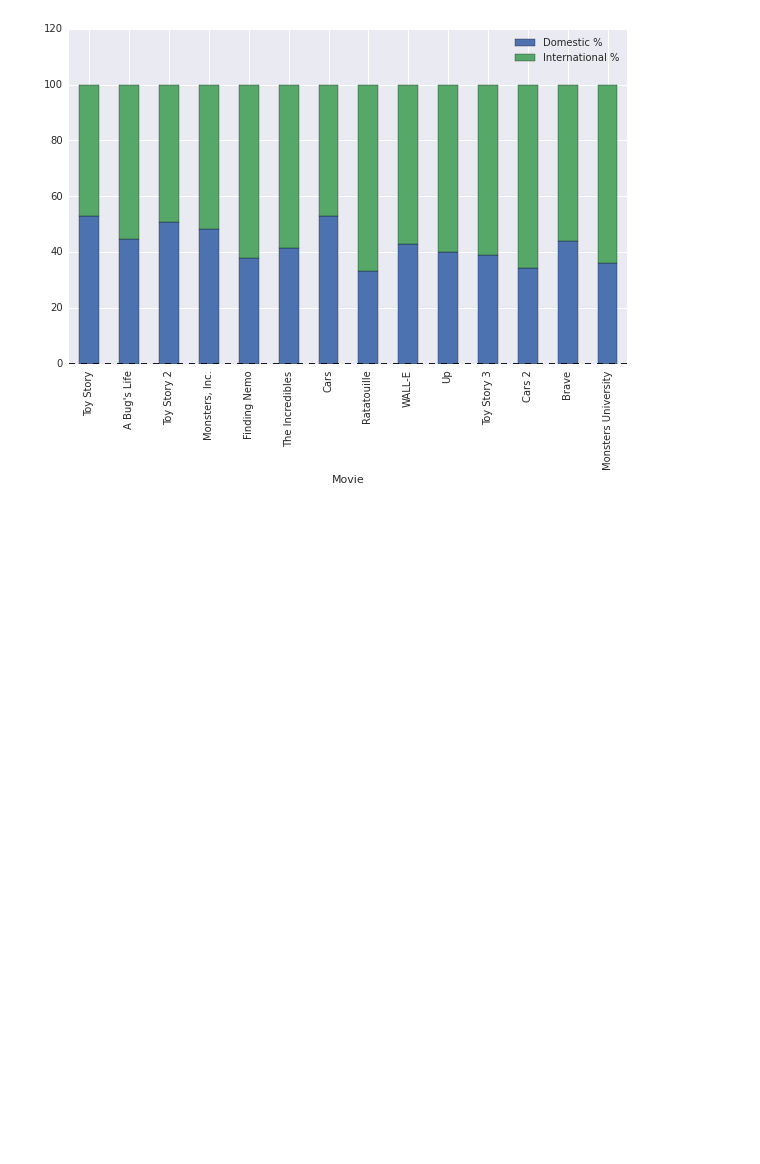
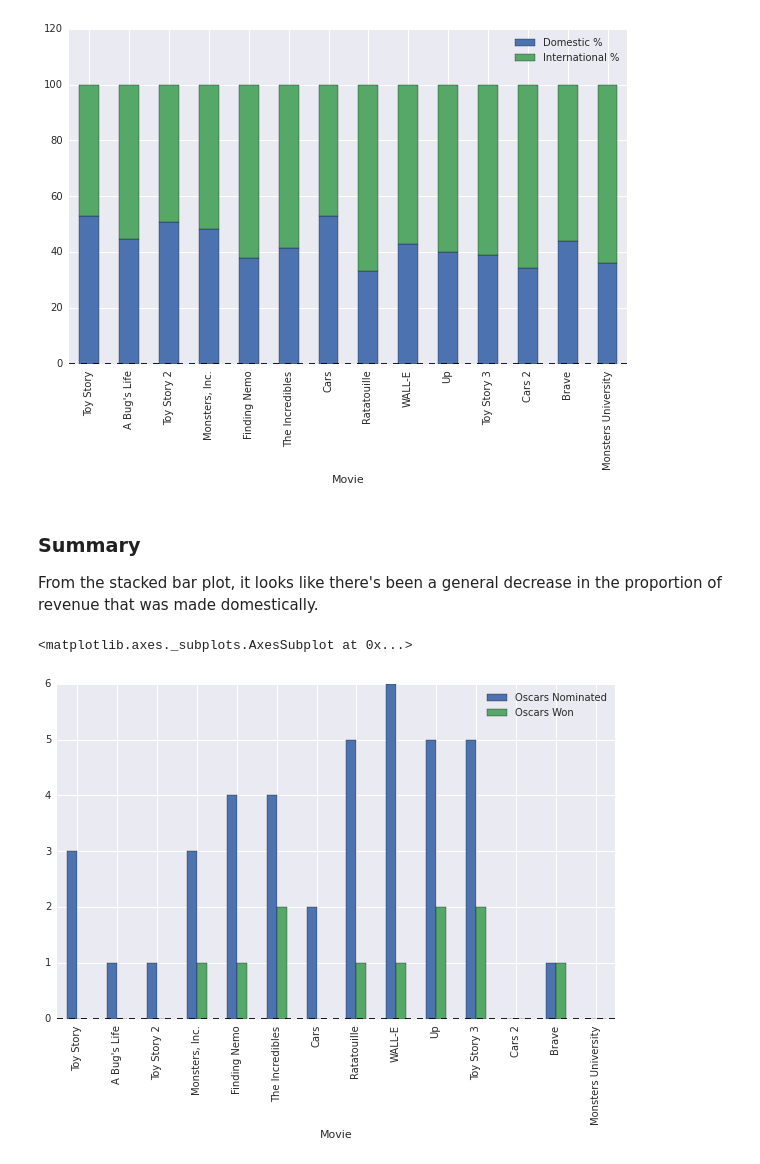
Before and after one commit to LanceKaiwei/Dataquest.io-Projects, a Jupyter notebook: Guided Project- Visualizing Pixar's Roller Coaster/ Visualizing Pixar's Roller Coaster.ipynb, the cells around one changed output. Drawn from its saved outputs; the diff is of its cells as text; code cells hidden in the pictures; blank space fills up the shorter version.

Commit message:
updating Visualizing Pixar's Roller Coaster

```diff
--- a/Guided Project- Visualizing Pixar's Roller Coaster/Visualizing Pixar's Roller Coaster.ipynb
+++ b/Guided Project- Visualizing Pixar's Roller Coaster/ Visualizing Pixar's Roller Coaster.ipynb
@@ -205,3 +205,11 @@ revenue_proportions.plot(kind="bar", stacked=True, figsize=(10,6))
 # %% [output]
 <matplotlib.axes._subplots.AxesSubplot at 0x...>
 [figure]
+# %% [markdown]
+### Summary
+From the stacked bar plot, it looks like there's been a general decrease in the proportion of revenue that was made domestically.
+# %%
+filtered_pixar[["Oscars Nominated","Oscars Won"]].plot(kind='bar', figsize=(10,6))
+# %% [output]
+<matplotlib.axes._subplots.AxesSubplot at 0x...>
+[figure, added]
```
Also changed, not shown: 1 other file.
